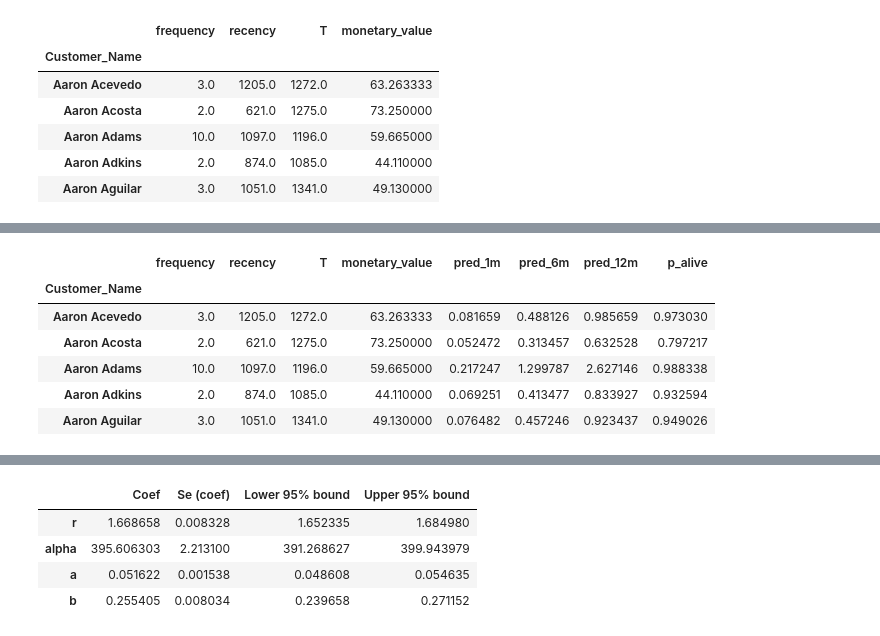
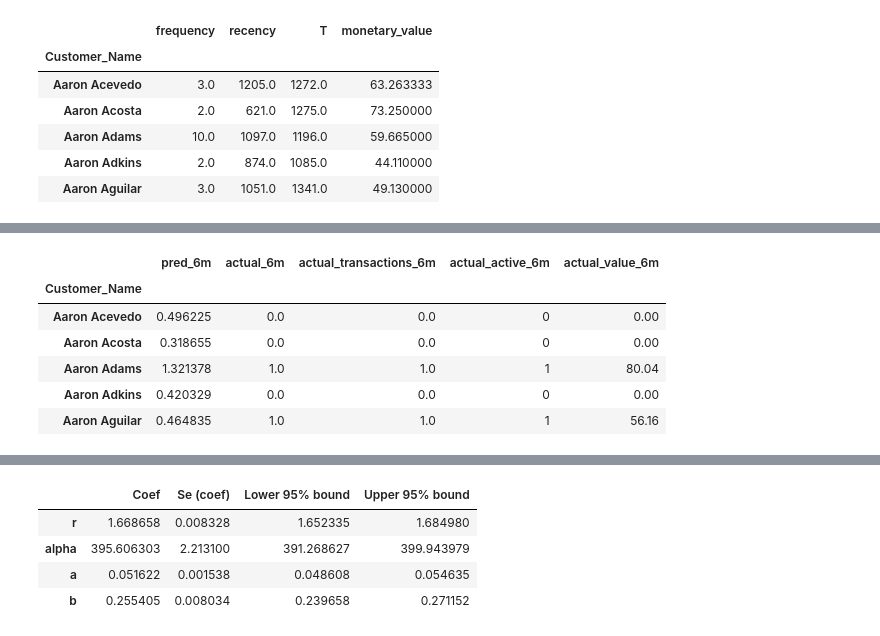
Before and after one commit to thutrang147/retail-clv-segmentation, a Jupyter notebook: main.ipynb, the cells around one changed output, grey strips where cells are left out. Cells and saved outputs as stored; diff of their text form; code cells hidden in the pictures.

```diff
--- a/main.ipynb
+++ b/main.ipynb
@@ -119,3 +377,40 @@ The BG/NBD model estimates the expected number of future purchases and the proba
+# %%
+def add_holdout_actuals(rfm_df, holdout_df):
+    """
+    Add holdout actuals aligned with Lifetimes daily frequency.
+
+    actual_6m:
+        Number of unique customer-day purchase periods in holdout.
+        This aligns with freq='D' in Lifetimes.
+
+    actual_transactions_6m:
+        Raw number of transaction rows in holdout.
+        Used only for monetary-value diagnostics.
+
+    actual_value_6m:
+        Total transaction value in holdout.
+    """
+    holdout_tmp = holdout_df.copy()
+    holdout_tmp['Purchase_Day'] = holdout_tmp['Date'].dt.floor('D')
+
+    actual_purchase_days = (
+        holdout_tmp
+        .drop_duplicates(['Customer_Name', 'Purchase_Day'])
+        .groupby('Customer_Name')
+        .size()
+    )
+
+    actual_transactions = holdout_tmp.groupby('Customer_Name').size()
+    actual_value = holdout_tmp.groupby('Customer_Name')['Total_Cost'].sum()
+    actual_avg_transaction_value = holdout_tmp.groupby('Customer_Name')['Total_Cost'].mean()
+
+    rfm_df['actual_6m'] = actual_purchase_days.reindex(rfm_df.index).fillna(0)
+    rfm_df['actual_transactions_6m'] = actual_transactions.reindex(rfm_df.index).fillna(0)
+    rfm_df['actual_value_6m'] = actual_value.reindex(rfm_df.index).fillna(0)
+    rfm_df['actual_avg_transaction_value_6m'] = actual_avg_transaction_value.reindex(rfm_df.index)
+    rfm_df['actual_active_6m'] = (rfm_df['actual_6m'] > 0).astype(int)
+
+    return rfm_df
 # %%
 bgf = BetaGeoFitter(penalizer_coef=0.0)
 bgf.fit(
@@ -124,39 +419,43 @@ bgf.fit(
     rfm_summary['T']
 )
 
 rfm_summary['pred_1m'] = bgf.conditional_expected_number_of_purchases_up_to_time(
     30,
     rfm_summary['frequency'],
     rfm_summary['recency'],
     rfm_summary['T']
 )
 
 rfm_summary['pred_6m'] = bgf.conditional_expected_number_of_purchases_up_to_time(
-    180,
+    holdout_days,
     rfm_summary['frequency'],
     rfm_summary['recency'],
     rfm_summary['T']
 )
 
 rfm_summary['pred_12m'] = bgf.conditional_expected_number_of_purchases_up_to_time(
     365,
     rfm_summary['frequency'],
     rfm_summary['recency'],
     rfm_summary['T']
 )
 
 rfm_summary['p_alive'] = bgf.conditional_probability_alive(
     rfm_summary['frequency'],
     rfm_summary['recency'],
     rfm_summary['T']
 )
 
-rfm_summary.head()
+rfm_summary = add_holdout_actuals(rfm_summary, holdout_data)
+
+rfm_summary[
+    ['pred_6m', 'actual_6m', 'actual_transactions_6m', 'actual_active_6m', 'actual_value_6m']
+].head()
 # %% [output]
-|  | frequency | recency | T | monetary_value | pred_1m | pred_6m | pred_12m | p_alive |
-| Customer_Name |  |  |  |  |  |  |  |  |
-| Aaron Acevedo | 3.0 | 1205.0 | 1272.0 | 63.263333 | 0.081659 | 0.488126 | 0.985659 | 0.973030 |
-| Aaron Acosta | 2.0 | 621.0 | 1275.0 | 73.250000 | 0.052472 | 0.313457 | 0.632528 | 0.797217 |
-| Aaron Adams | 10.0 | 1097.0 | 1196.0 | 59.665000 | 0.217247 | 1.299787 | 2.627146 | 0.988338 |
-| Aaron Adkins | 2.0 | 874.0 | 1085.0 | 44.110000 | 0.069251 | 0.413477 | 0.833927 | 0.932594 |
-| Aaron Aguilar | 3.0 | 1051.0 | 1341.0 | 49.130000 | 0.076482 | 0.457246 | 0.923437 | 0.949026 |
+|  | pred_6m | actual_6m | actual_transactions_6m | actual_active_6m | actual_value_6m |
+| Customer_Name |  |  |  |  |  |
+| Aaron Acevedo | 0.496225 | 0.0 | 0.0 | 0 | 0.00 |
+| Aaron Acosta | 0.318655 | 0.0 | 0.0 | 0 | 0.00 |
+| Aaron Adams | 1.321378 | 1.0 | 1.0 | 1 | 80.04 |
+| Aaron Adkins | 0.420329 | 0.0 | 0.0 | 0 | 0.00 |
+| Aaron Aguilar | 0.464835 | 1.0 | 1.0 | 1 | 56.16 |
```
Also changed, not shown: parts of 80 cells of this notebook, 4 other files.
